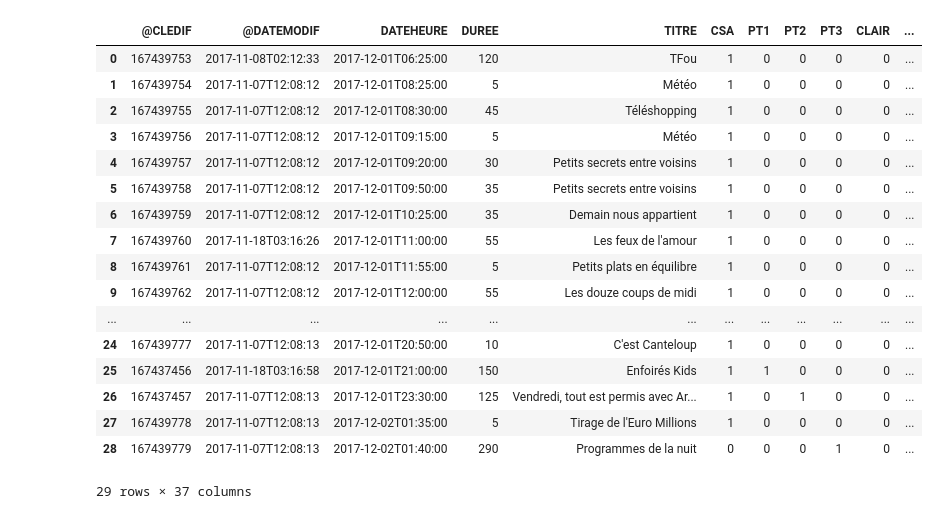
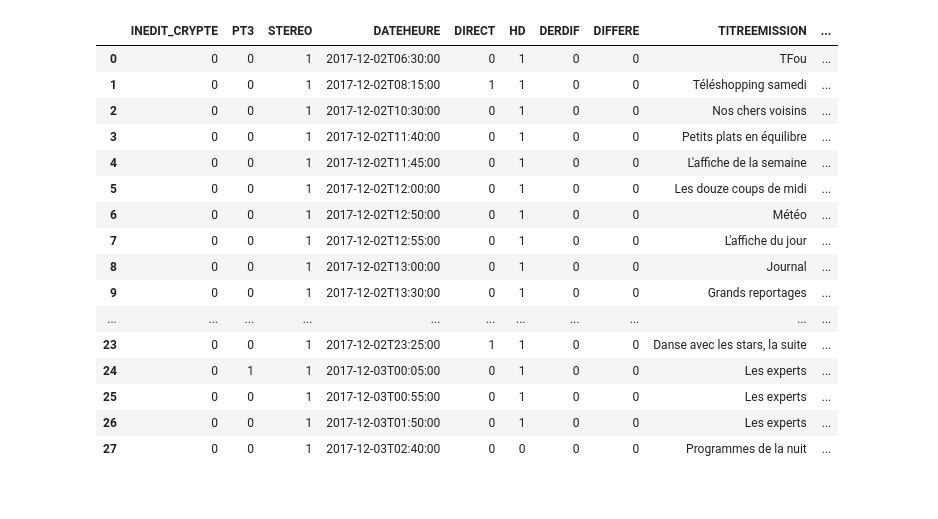
Before and after one commit to Frayal/Stage, a Jupyter notebook: ProgrammesTV/test.ipynb, the cells around one changed output. Cells and saved outputs as stored; diff of their text form; code cells hidden in the pictures.

```diff
--- a/ProgrammesTV/test.ipynb
+++ b/ProgrammesTV/test.ipynb
@@ -7,21 +7,13 @@ import pandas as pd
 import xml.etree.ElementTree as ET
 import xmltodict, json
 from collections import OrderedDict
-PATH = '/home/alexis/Bureau/Stage/ProgrammesTV/pluri_201712/2017-12-01_programmeTV/IPTV_0192_2017-12-01_TF1.xml'
+PATH = '/home/alexis/Bureau/Stage/ProgrammesTV/pluri_201712/2017-12-02_programmeTV/IPTV_0192_2017-12-02_TF1.xml'
 
-
-def load_dic(dic):
-    for key in dic["DIFFUSION"]:
-        if(len(str(dic["DIFFUSION"][key])) > 50):
-            #dic["DIFFUSION"][key] = [(dict(dic["DIFFUSION"][key]))]
-            #print(dic["DIFFUSION"][key])
-            pass
-        else:
-            pass
-    return dic
-
-
-
+import pandas as pd
+pd.set_option('display.height', 1000)
+pd.set_option('display.max_rows', 500)
+pd.set_option('display.max_columns', 500)
+pd.set_option('display.width', 1000)
 
 tree = ET.parse(PATH)
 root = tree.getroot()
@@ -44,7 +36,7 @@ for i,elem in enumerate(l2[1]):
 
 
 temp_data = pd.DataFrame()
-for i in range(29):
+for i in range(data.shape[0]):
     df = data['ATTRIBUTS']
     l = (df[[i]].values)[0]
     df2 = pd.DataFrame.from_dict(l,orient = 'index')
@@ -55,7 +47,7 @@ for i in range(29):
 temp_data.head()
 data = data.join(temp_data.T)
 temp_data = pd.DataFrame()
-for i in range(29):
+for i in range(data.shape[0]):
     df = data['EMISSION']
     l = (df[[i]].values)[0]
     df2 = pd.DataFrame.from_dict(l,orient = 'index')
@@ -70,7 +62,7 @@ data = data.join(temp_data.T)
 temp_data = pd.DataFrame()
 data = data.drop(['ATTRIBUTS','EMISSION'],axis = 1)
 
-for i in range(29):
+for i in range(data.shape[0]):
     df = data['FORMAT']
     l = (df[[i]].values)[0]
     df2 = pd.DataFrame.from_dict(l,orient = 'index')
@@ -83,51 +75,54 @@ temp_data = temp_data.T.rename(columns={"@CLE": "CLE-FORMAT"})
 
 temp_data.head()
 data = data.join(temp_data)
 temp_data = pd.DataFrame()
 data = data.drop(['FORMAT'],axis=1)
 
-for i in range(29):
+for i in range(data.shape[0]):
     df = data['GENRE']
     l = (df[[i]].values)[0]
     df2 = pd.DataFrame.from_dict(l,orient = 'index')
     df2 = df2.rename(columns = {0: i})
     #print(df2.head())
     temp_data = [temp_data,df2]
     temp_data = pd.concat(temp_data,axis = 1)
     temp_data = temp_data.drop(['@GENRESIMPLE'])
 
 temp_data = temp_data.T.rename(columns={"@CLE": "CLE-GENRE","#text":"description programme"})
 temp_data.head()
 data = data.join(temp_data)
 temp_data = pd.DataFrame()
 
 data = data.drop(['GENRE'],axis=1)
-data = data.drop(['LESPERSONNES','LESTEXTES','PHOTO','MAGAZINEXY','SERIE','NATIONALITE','CS','FILMTELEFILM'],axis=1)
+names = data.columns.values
+irrelevant = ['LESPERSONNES','LESTEXTES','PHOTO','MAGAZINEXY','SERIE','NATIONALITE','FILMTELEFILM']
+n = list(set(names) - set(irrelevant))
+data = data[n]
+
 
 data['DATE'] = data['DATEHEURE'].apply(lambda x: x.split('T')[0])
 data['HEURE'] = data['DATEHEURE'].apply(lambda x: x.split('T')[1])
 data['minutes'] = data['HEURE'].apply(lambda x: int(x.split(':')[0])*60 + int(x.split(':')[1]))
 data
 
 
-data.to_csv('IPTV_0192_2017-12-01_TF1.csv')
+
 data
 # %% [output]
-|  | @CLEDIF | @DATEMODIF | DATEHEURE | DUREE | TITRE | CSA | PT1 | PT2 | PT3 | CLAIR | ... |
-| 0 | 167439753 | 2017-11-08T02:12:33 | 2017-12-01T06:25:00 | 120 | TFou | 1 | 0 | 0 | 0 | 0 | ... |
-| 1 | 167439754 | 2017-11-07T12:08:12 | 2017-12-01T08:25:00 | 5 | Météo | 1 | 0 | 0 | 0 | 0 | ... |
-| 2 | 167439755 | 2017-11-07T12:08:12 | 2017-12-01T08:30:00 | 45 | Téléshopping | 1 | 0 | 0 | 0 | 0 | ... |
-| 3 | 167439756 | 2017-11-07T12:08:12 | 2017-12-01T09:15:00 | 5 | Météo | 1 | 0 | 0 | 0 | 0 | ... |
-| 4 | 167439757 | 2017-11-07T12:08:12 | 2017-12-01T09:20:00 | 30 | Petits secrets entre voisins | 1 | 0 | 0 | 0 | 0 | ... |
-| 5 | 167439758 | 2017-11-07T12:08:12 | 2017-12-01T09:50:00 | 35 | Petits secrets entre voisins | 1 | 0 | 0 | 0 | 0 | ... |
-| 6 | 167439759 | 2017-11-07T12:08:12 | 2017-12-01T10:25:00 | 35 | Demain nous appartient | 1 | 0 | 0 | 0 | 0 | ... |
-| 7 | 167439760 | 2017-11-18T03:16:26 | 2017-12-01T11:00:00 | 55 | Les feux de l'amour | 1 | 0 | 0 | 0 | 0 | ... |
-| 8 | 167439761 | 2017-11-07T12:08:12 | 2017-12-01T11:55:00 | 5 | Petits plats en équilibre | 1 | 0 | 0 | 0 | 0 | ... |
-| 9 | 167439762 | 2017-11-07T12:08:12 | 2017-12-01T12:00:00 | 55 | Les douze coups de midi | 1 | 0 | 0 | 0 | 0 | ... |
-| ... | ... | ... | ... | ... | ... | ... | ... | ... | ... | ... | ... |
-| 24 | 167439777 | 2017-11-07T12:08:13 | 2017-12-01T20:50:00 | 10 | C'est Canteloup | 1 | 0 | 0 | 0 | 0 | ... |
-| 25 | 167437456 | 2017-11-18T03:16:58 | 2017-12-01T21:00:00 | 150 | Enfoirés Kids | 1 | 1 | 0 | 0 | 0 | ... |
-| 26 | 167437457 | 2017-11-07T12:08:13 | 2017-12-01T23:30:00 | 125 | Vendredi, tout est permis avec Ar... | 1 | 0 | 1 | 0 | 0 | ... |
-| 27 | 167439778 | 2017-11-07T12:08:13 | 2017-12-02T01:35:00 | 5 | Tirage de l'Euro Millions | 1 | 0 | 0 | 0 | 0 | ... |
-| 28 | 167439779 | 2017-11-07T12:08:13 | 2017-12-02T01:40:00 | 290 | Programmes de la nuit | 0 | 0 | 0 | 1 | 0 | ... |
+|  | INEDIT_CRYPTE | PT3 | STEREO | DATEHEURE | DIRECT | HD | DERDIF | DIFFERE | TITREEMISSION | ... |
+| 0 | 0 | 0 | 1 | 2017-12-02T06:30:00 | 0 | 1 | 0 | 0 | TFou | ... |
+| 1 | 0 | 0 | 1 | 2017-12-02T08:15:00 | 1 | 1 | 0 | 0 | Téléshopping samedi | ... |
+| 2 | 0 | 0 | 1 | 2017-12-02T10:30:00 | 0 | 1 | 0 | 0 | Nos chers voisins | ... |
+| 3 | 0 | 0 | 1 | 2017-12-02T11:40:00 | 0 | 1 | 0 | 0 | Petits plats en équilibre | ... |
+| 4 | 0 | 0 | 1 | 2017-12-02T11:45:00 | 0 | 1 | 0 | 0 | L'affiche de la semaine | ... |
+| 5 | 0 | 0 | 1 | 2017-12-02T12:00:00 | 0 | 1 | 0 | 0 | Les douze coups de midi | ... |
+| 6 | 0 | 0 | 1 | 2017-12-02T12:50:00 | 0 | 1 | 0 | 0 | Météo | ... |
+| 7 | 0 | 0 | 1 | 2017-12-02T12:55:00 | 0 | 1 | 0 | 0 | L'affiche du jour | ... |
+| 8 | 0 | 0 | 1 | 2017-12-02T13:00:00 | 0 | 1 | 0 | 0 | Journal | ... |
+| 9 | 0 | 0 | 1 | 2017-12-02T13:30:00 | 0 | 1 | 0 | 0 | Grands reportages | ... |
+| ... | ... | ... | ... | ... | ... | ... | ... | ... | ... | ... |
+| 23 | 0 | 0 | 1 | 2017-12-02T23:25:00 | 1 | 1 | 0 | 0 | Danse avec les stars, la suite | ... |
+| 24 | 0 | 1 | 1 | 2017-12-03T00:05:00 | 0 | 1 | 0 | 0 | Les experts | ... |
+| 25 | 0 | 0 | 1 | 2017-12-03T00:55:00 | 0 | 1 | 0 | 0 | Les experts | ... |
+| 26 | 0 | 0 | 1 | 2017-12-03T01:50:00 | 0 | 1 | 0 | 0 | Les experts | ... |
+| 27 | 0 | 0 | 1 | 2017-12-03T02:40:00 | 0 | 0 | 0 | 0 | Programmes de la nuit | ... |
-29 rows × 37 columns
```
Also changed, not shown: 2 other files.
